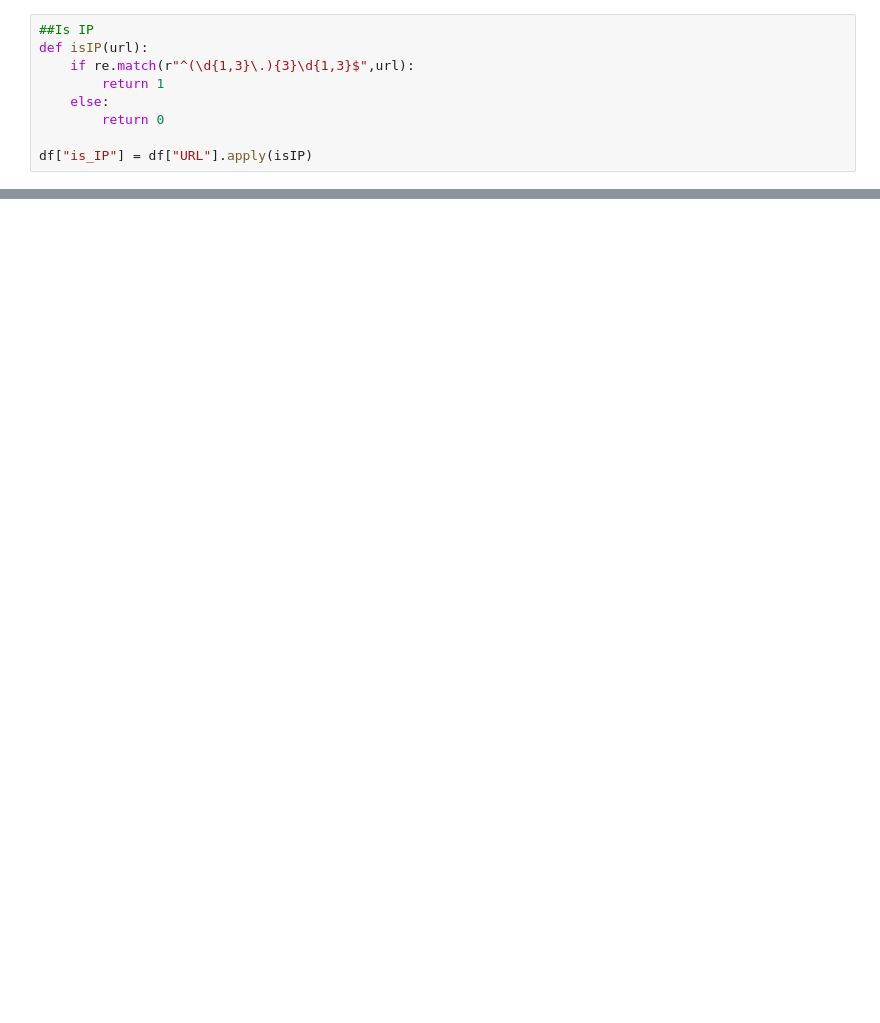
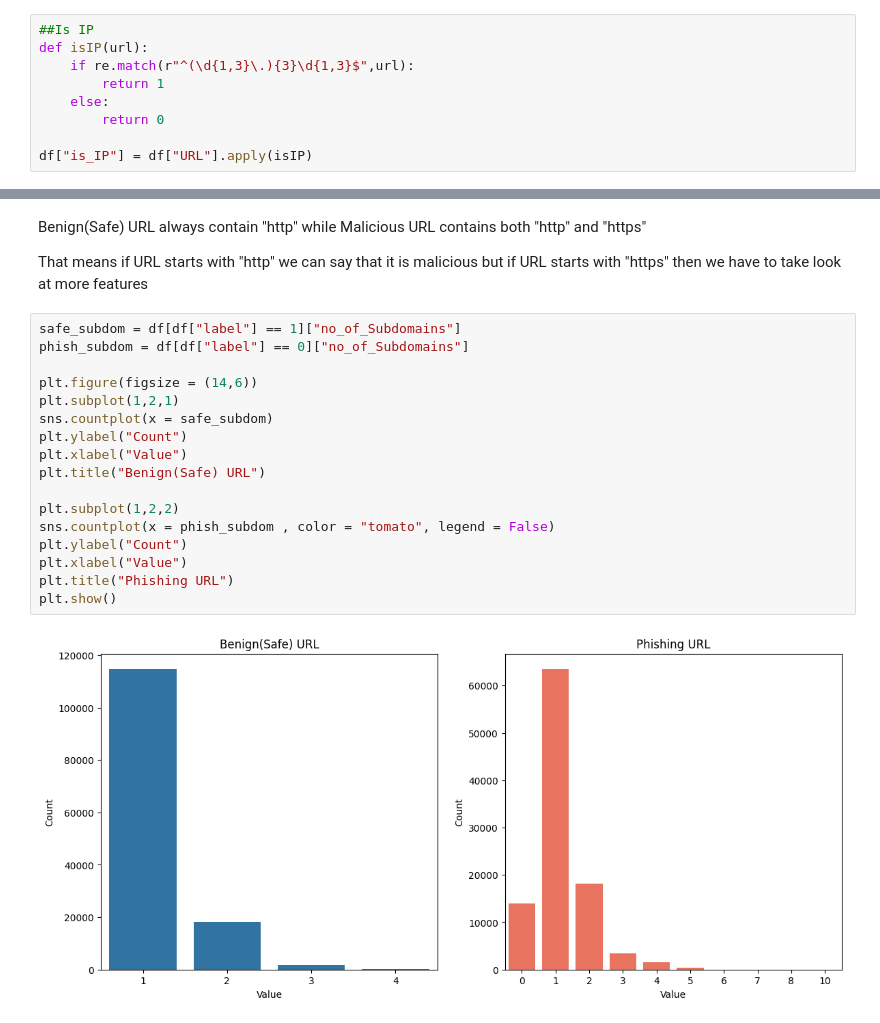
Before and after one commit to PrateekSinghh/phishing, a Jupyter notebook: main.ipynb, the cells around one changed output, grey strips where cells are left out. Drawn from its saved outputs; the diff is of its cells as text; blank space fills up the shorter version.

```diff
--- a/main.ipynb
+++ b/main.ipynb
@@ -134,0 +216,23 @@ df.sample(10)
+# %% [markdown]
+Benign(Safe) URL always contain "http" while Malicious URL contains both "http" and "https"
+
+That means if URL starts with "http" we can say that it is malicious but if URL starts with "https" then we have to take look at more features
+# %%
+safe_subdom = df[df["label"] == 1]["no_of_Subdomains"]
+phish_subdom = df[df["label"] == 0]["no_of_Subdomains"]
+
+plt.figure(figsize = (14,6))
+plt.subplot(1,2,1)
+sns.countplot(x = safe_subdom)
+plt.ylabel("Count")
+plt.xlabel("Value")
+plt.title("Benign(Safe) URL")
+
+plt.subplot(1,2,2)
+sns.countplot(x = phish_subdom , color = "tomato", legend = False)
+plt.ylabel("Count")
+plt.xlabel("Value")
+plt.title("Phishing URL")
+plt.show()
+# %% [output]
+[figure, added]
```
Also changed, not shown: parts of 22 cells of this notebook.
